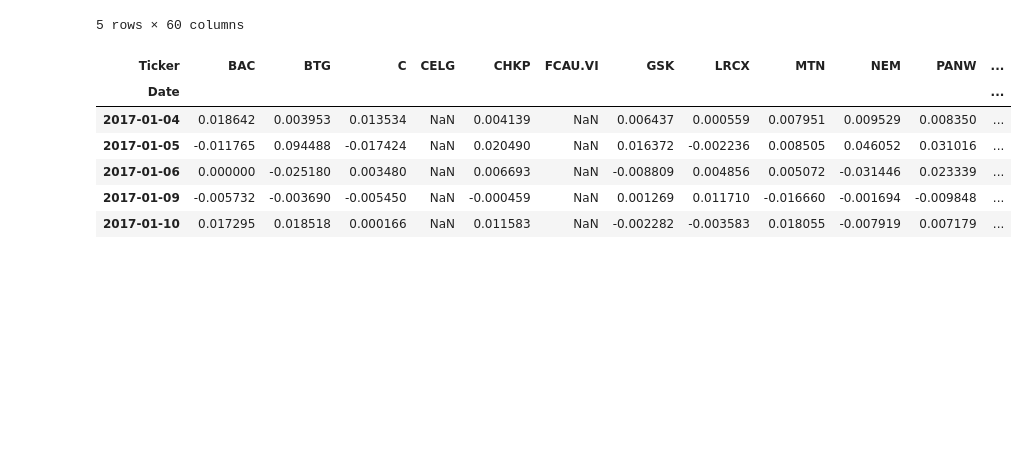
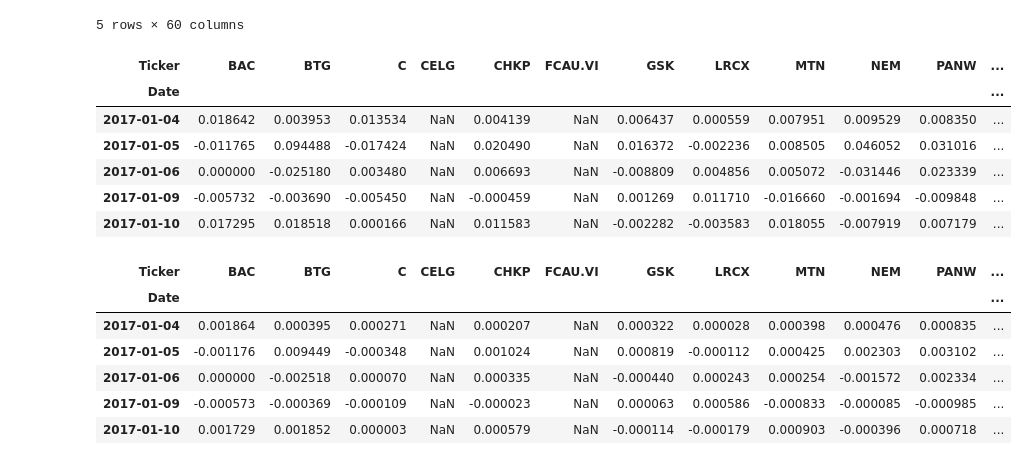
Before and after one commit to gabrieldadcarvalho/capital_market, a Jupyter notebook: 1_activity/portifoil.ipynb, the cells around one changed output. Saved outputs shown, nothing was run; the diff lists cells and outputs as text; code cells hidden in the pictures; blank space fills up the shorter version.

```diff
--- a/1_activity/portifoil.ipynb
+++ b/1_activity/portifoil.ipynb
@@ -57,3 +66,17 @@ ret_adj.head()
 | 2017-01-06 | 0.000000 | -0.025180 | 0.003480 | NaN | 0.006693 | NaN | -0.008809 | 0.004856 | 0.005072 | -0.031446 | 0.023339 | ... |
 | 2017-01-09 | -0.005732 | -0.003690 | -0.005450 | NaN | -0.000459 | NaN | 0.001269 | 0.011710 | -0.016660 | -0.001694 | -0.009848 | ... |
 | 2017-01-10 | 0.017295 | 0.018518 | 0.000166 | NaN | 0.011583 | NaN | -0.002282 | -0.003583 | 0.018055 | -0.007919 | 0.007179 | ... |
+# %%
+ret_close = df_wallet['Close'].pct_change()[1:]
+# %%
+ret_clo_w = pd.DataFrame(ret_close * w_a)
+ret_adj_w = pd.DataFrame(ret_adj * w_a)
+ret_clo_w.head()
+# %% [output]
+| Ticker | BAC | BTG | C | CELG | CHKP | FCAU.VI | GSK | LRCX | MTN | NEM | PANW | ... |
+| Date |  |  |  |  |  |  |  |  |  |  |  | ... |
+| 2017-01-04 | 0.001864 | 0.000395 | 0.000271 | NaN | 0.000207 | NaN | 0.000322 | 0.000028 | 0.000398 | 0.000476 | 0.000835 | ... |
+| 2017-01-05 | -0.001176 | 0.009449 | -0.000348 | NaN | 0.001024 | NaN | 0.000819 | -0.000112 | 0.000425 | 0.002303 | 0.003102 | ... |
+| 2017-01-06 | 0.000000 | -0.002518 | 0.000070 | NaN | 0.000335 | NaN | -0.000440 | 0.000243 | 0.000254 | -0.001572 | 0.002334 | ... |
+| 2017-01-09 | -0.000573 | -0.000369 | -0.000109 | NaN | -0.000023 | NaN | 0.000063 | 0.000586 | -0.000833 | -0.000085 | -0.000985 | ... |
+| 2017-01-10 | 0.001729 | 0.001852 | 0.000003 | NaN | 0.000579 | NaN | -0.000114 | -0.000179 | 0.000903 | -0.000396 | 0.000718 | ... |
```
Also changed, not shown: parts of 13 cells of this notebook.
